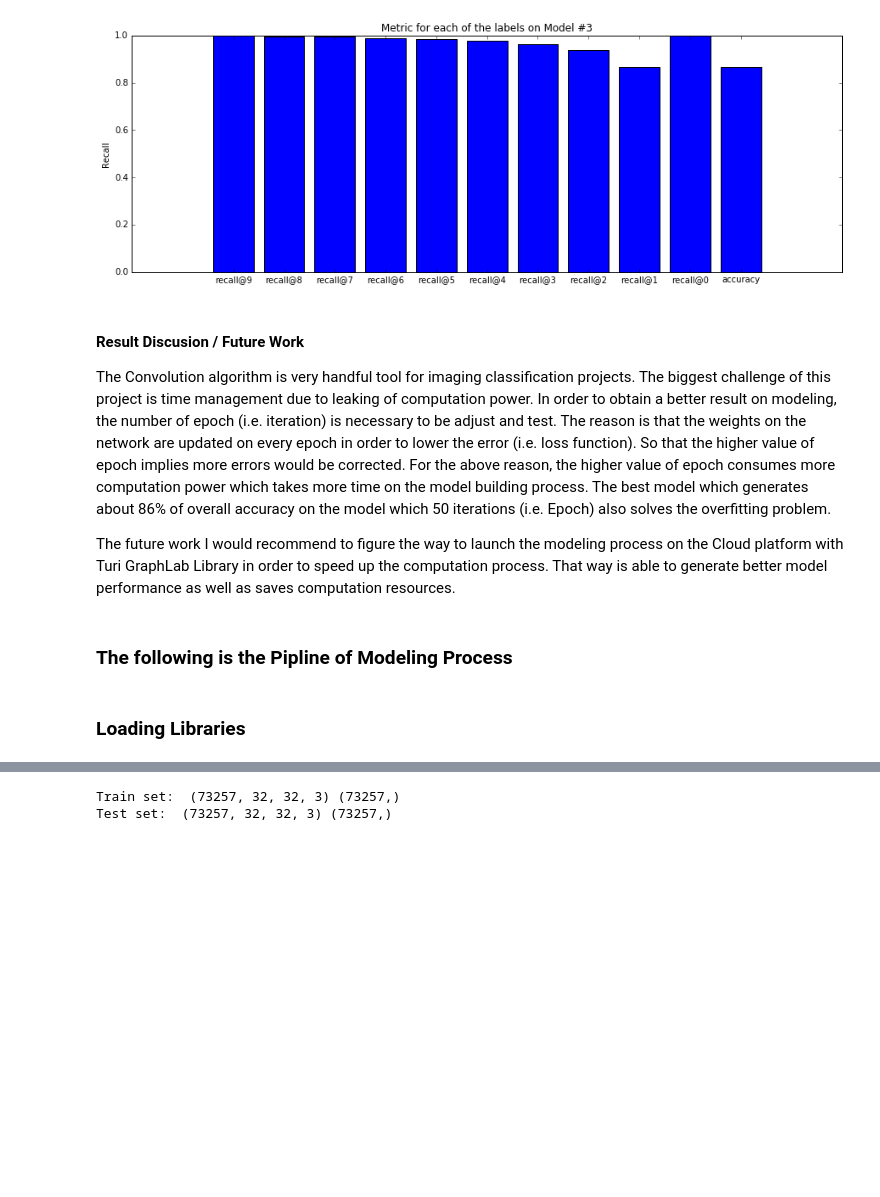
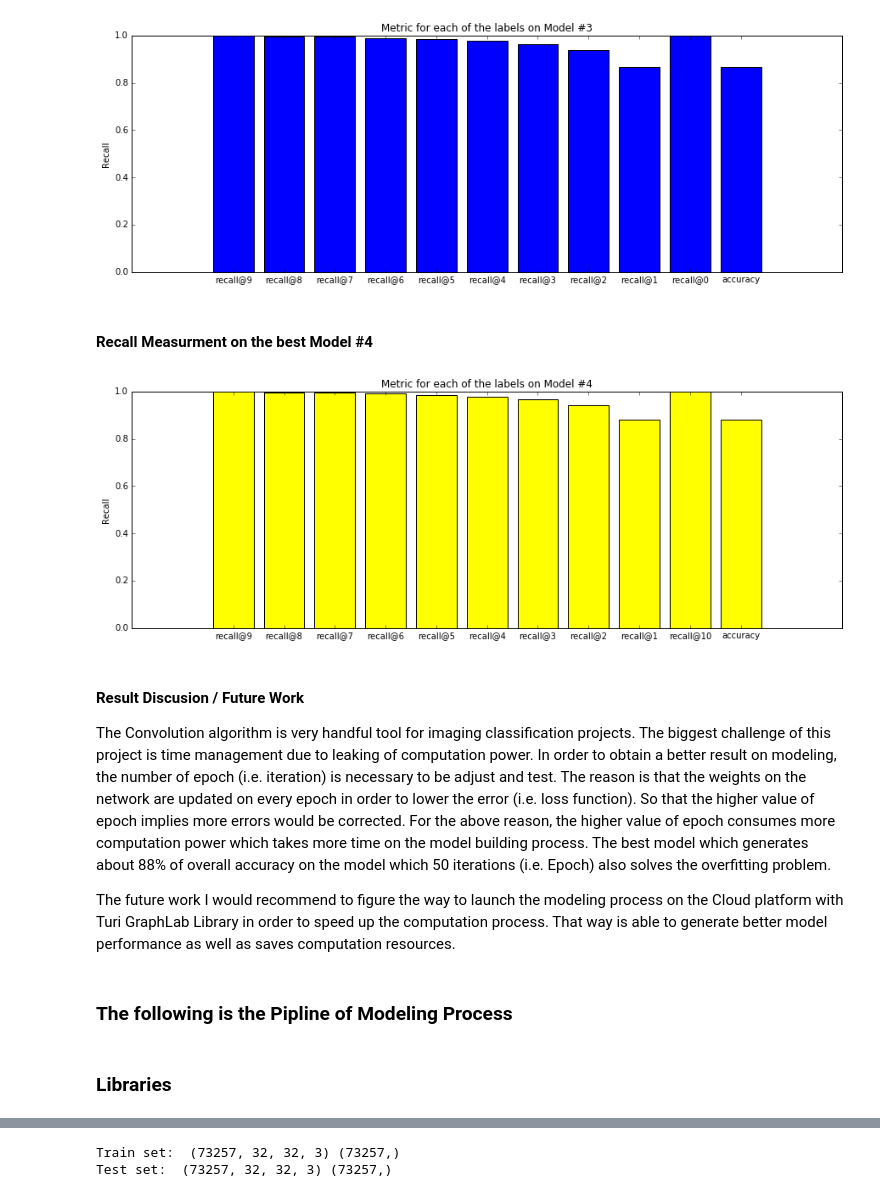
Before and after one commit to kyloop/turi, a Jupyter notebook: m1.ipynb, the cells around one changed output, grey strips where cells are left out. Drawn from its saved outputs; the diff is of its cells as text; code cells hidden in the pictures; blank space fills up the shorter version.

```diff
--- a/m1.ipynb
+++ b/m1.ipynb
@@ -103,15 +126,50 @@ ax.legend()
 plt.show()
 # %% [output]
 [figure]
+# %% [markdown]
+#### Recall Measurment on the best Model #4
+# %%
+'''The following Recall values are collected from the below Model #3 section '''
+d = {'accuracy': 0.8801889419555664,
+ 'recall@1': 0.8801889419555664,
+ 'recall@10': 1.0,
+ 'recall@2': 0.9428040981292725,
+ 'recall@3': 0.9661192893981934,
+ 'recall@4': 0.9779816269874573,
+ 'recall@5': 0.9852164387702942,
+ 'recall@6': 0.9904446005821228,
+ 'recall@7': 0.9941712021827698,
+ 'recall@8': 0.9967784881591797,
+ 'recall@9': 0.998730480670929}
+
+labels=d.keys()
+height=d.values()
+
+x=np.arange(len(labels))
+width =0.8
+
+
+fig, ax = plt.subplots(figsize=(15,5))
+m3_test_rect=ax.bar(x-width/2, height, width, color="yellow")
+
+ax.set_ylabel("Recall")
+ax.set_xticks(x)#+width/2)
+ax.set_xticklabels(labels)
+ax.set_title("Metric for each of the labels on Model #4")
+ax.legend()
+
+plt.show()
+# %% [output]
+[figure, added]
 # %% [markdown]
 #### Result Discusion / Future Work
-The Convolution algorithm is very handful tool for imaging classification projects. The biggest challenge of this project is time management due to leaking of computation power. In order to obtain a better result on modeling, the number of epoch (i.e. iteration) is necessary to be adjust and test. The reason is that the weights on the network are updated on every epoch in order to lower the error (i.e. loss function). So that the higher value of epoch implies more errors would be corrected. For the above reason, the higher value of epoch consumes more computation power which takes more time on the model building process. The best model which generates about 86% of overall accuracy on the model which 50 iterations (i.e. Epoch) also solves the overfitting problem.
+The Convolution algorithm is very handful tool for imaging classification projects. The biggest challenge of this project is time management due to leaking of computation power. In order to obtain a better result on modeling, the number of epoch (i.e. iteration) is necessary to be adjust and test. The reason is that the weights on the network are updated on every epoch in order to lower the error (i.e. loss function). So that the higher value of epoch implies more errors would be corrected. For the above reason, the higher value of epoch consumes more computation power which takes more time on the model building process. The best model which generates about 88% of overall accuracy on the model which 50 iterations (i.e. Epoch) also solves the overfitting problem.
 
 The future work I would recommend to figure the way to launch the modeling process on the Cloud platform with Turi GraphLab Library in order to speed up the computation process. That way is able to generate better model performance as well as saves computation resources.
 # %% [markdown]
 ### The following is the Pipline of Modeling Process
 # %% [markdown]
-### Loading Libraries
+### Libraries
 # %%
 import graphlab as gl
 from graphlab import SFrame
```
Also changed, not shown: parts of 28 cells of this notebook.
